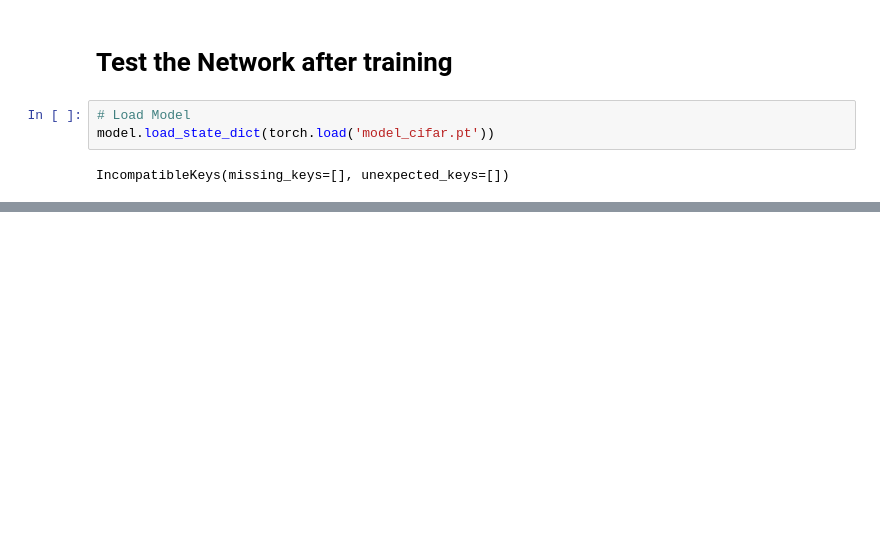
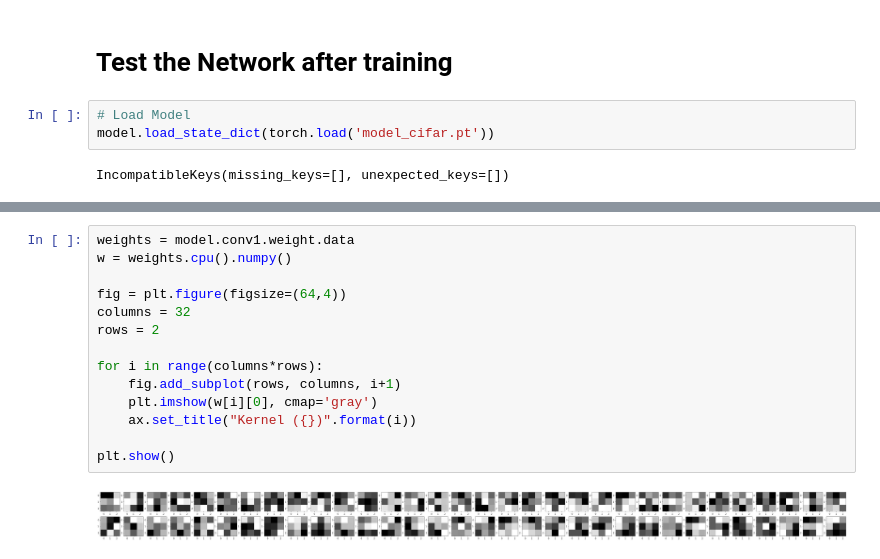
Before and after one commit to Martin-PhilippIrsch/PyTorch_training, a Jupyter notebook: CIFAR_CNN_v1.ipynb, the cells around one changed output, grey strips where cells are left out. Drawn from its saved outputs; the diff is of its cells as text; blank space fills up the shorter version.

```diff
--- a/CIFAR_CNN_v1.ipynb
+++ b/CIFAR_CNN_v1.ipynb
@@ -346,0 +370,16 @@ for idx in np.arange(20):
+# %%
+weights = model.conv1.weight.data
+w = weights.cpu().numpy()
+
+fig = plt.figure(figsize=(64,4))
+columns = 32
+rows = 2
+
+for i in range(columns*rows):
+    fig.add_subplot(rows, columns, i+1)
+    plt.imshow(w[i][0], cmap='gray')
+    ax.set_title("Kernel ({})".format(i))
+
+plt.show()
+# %% [output]
+[figure, added]
```
Also changed, not shown: parts of 9 cells of this notebook, 1 other file.
